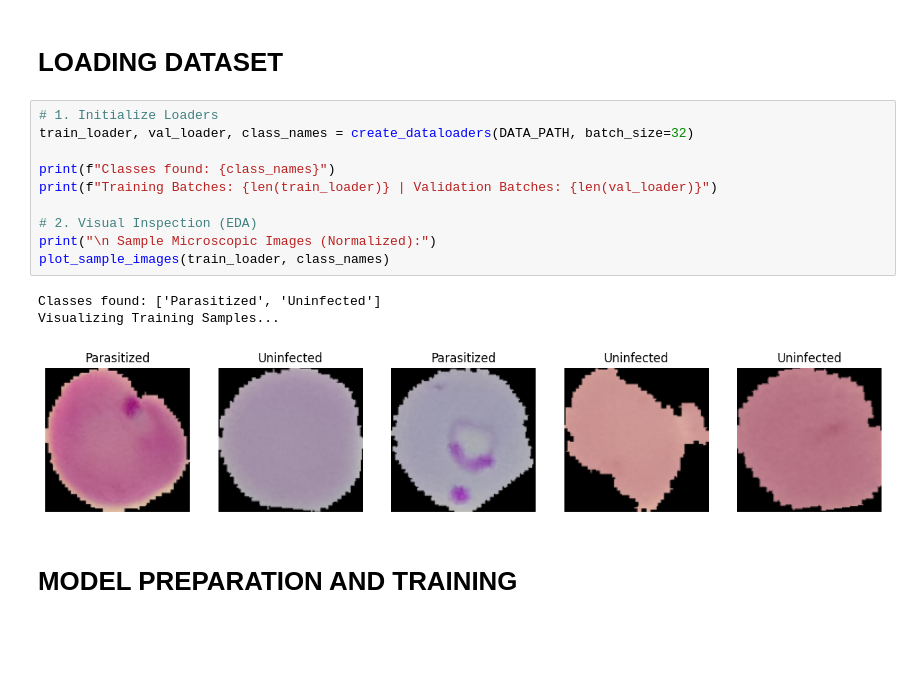
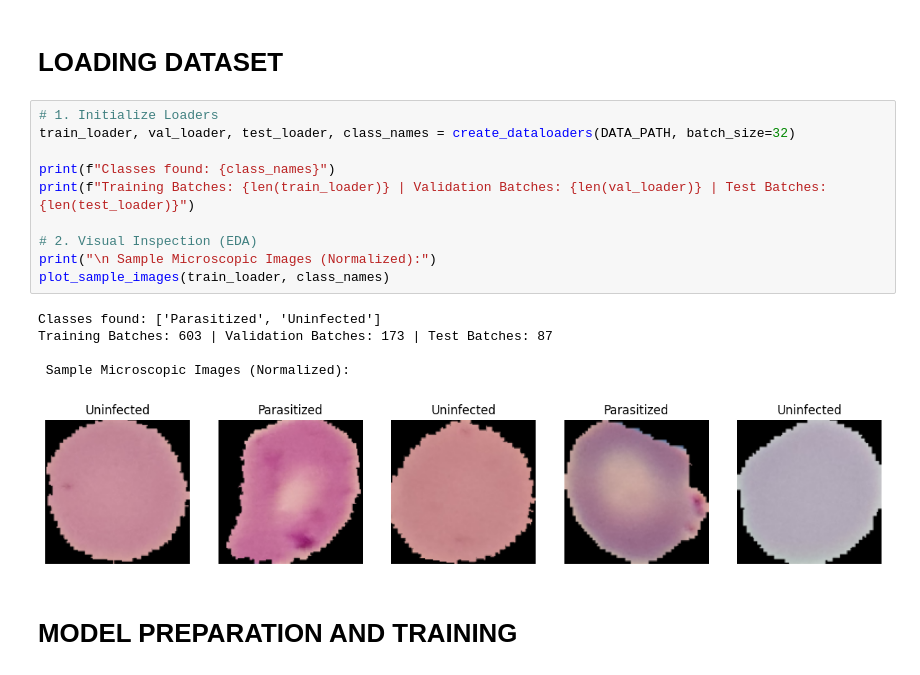
Before and after one commit to Samuelameningayeh/malaria-detection-cnn, a Jupyter notebook: Malaria_Analysis.ipynb, the cells around one changed output. Cells and saved outputs as stored; diff of their text form; blank space fills up the shorter version.

Commit message:
Fix plotting.py errors and update dataloading

```diff
--- a/Malaria_Analysis.ipynb
+++ b/Malaria_Analysis.ipynb
@@ -40,18 +32,20 @@ Running on: cpu
 # LOADING DATASET
 # %%
 # 1. Initialize Loaders
-train_loader, val_loader, class_names = create_dataloaders(DATA_PATH, batch_size=32)
+train_loader, val_loader, test_loader, class_names = create_dataloaders(DATA_PATH, batch_size=32)
 
 print(f"Classes found: {class_names}")
-print(f"Training Batches: {len(train_loader)} | Validation Batches: {len(val_loader)}")
+print(f"Training Batches: {len(train_loader)} | Validation Batches: {len(val_loader)} | Test Batches: {len(test_loader)}")
 
 # 2. Visual Inspection (EDA)
 print("\n Sample Microscopic Images (Normalized):")
 plot_sample_images(train_loader, class_names)
 # %% [output]
 Classes found: ['Parasitized', 'Uninfected']
-Visualizing Training Samples...
+Training Batches: 603 | Validation Batches: 173 | Test Batches: 87
+
+ Sample Microscopic Images (Normalized):
-[figure, old version]
+[figure, new version]
 # %% [markdown]
 # MODEL PREPARATION AND TRAINING
 # %% [markdown]
```
Also changed, not shown: parts of 8 cells of this notebook, 10 other files.
